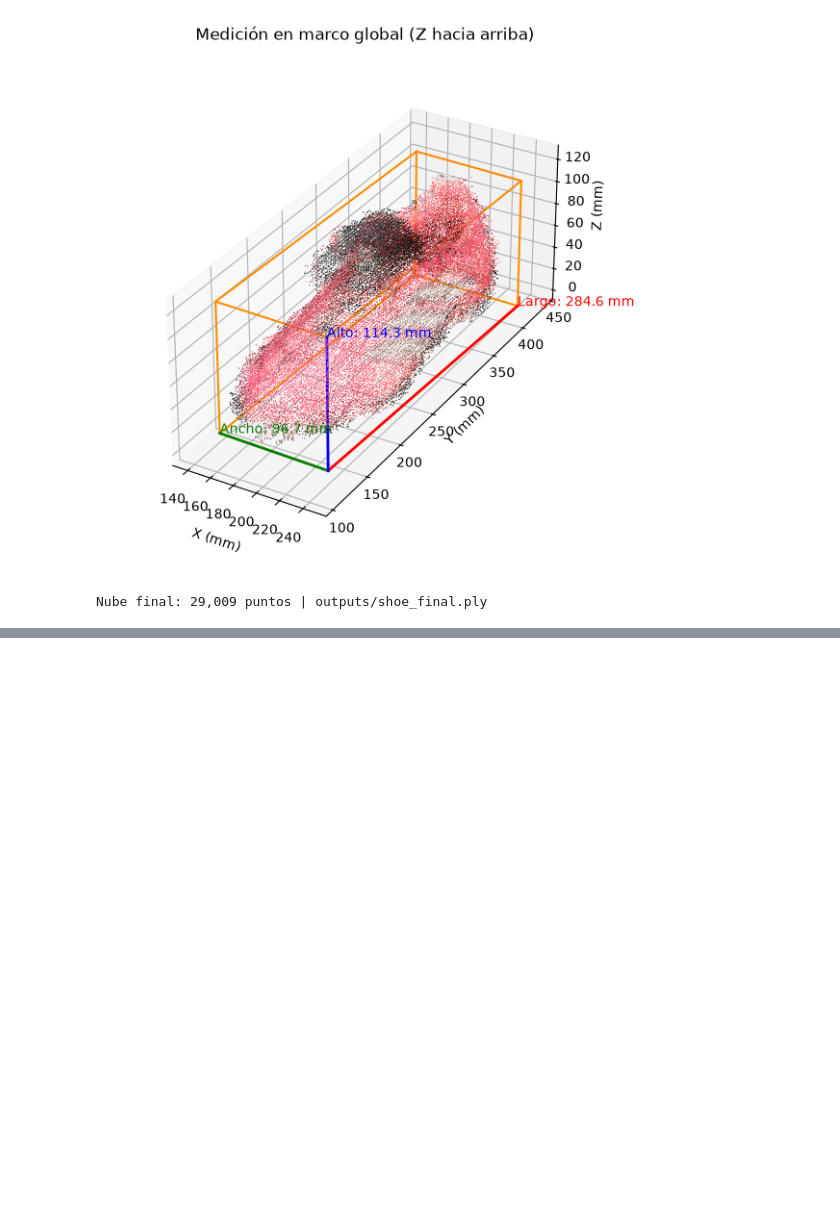
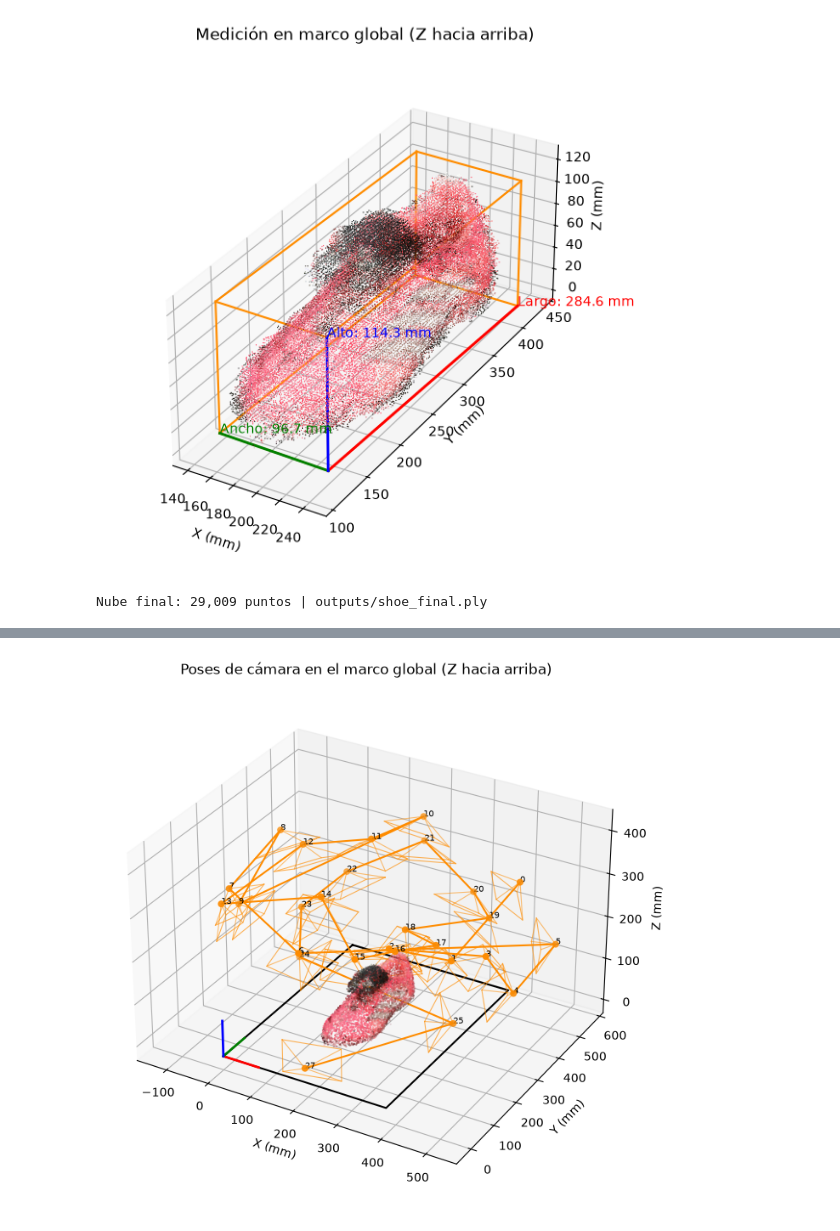
Before and after one commit to Alegarcia049/Reconstrucci-n_3D, a Jupyter notebook: tp2_reconstruction.ipynb, the cells around one changed output, grey strips where cells are left out. Cells and saved outputs as stored; diff of their text form; code cells hidden in the pictures; blank space fills up the shorter version.

```diff
--- a/tp2_reconstruction.ipynb
+++ b/tp2_reconstruction.ipynb
@@ -726,0 +807,17 @@ plot_disparity(disparity_dl, SGBM_PARAMS["min_disparity"])
+# %%
+fig = plot_camera_poses(
+    poses,
+    dl_views,
+    stereo_maps["R1"],
+    T_WORLD_BOARD,
+    stereo_maps["P1"][:3, :3],
+    calibration["image_size"],
+    board_size_mm=np.array(BOARD_GRID) * SQUARE_SIZE_MM,
+    cloud=cleaned_dl,
+    frustum_depth_mm=FRUSTUM_DEPTH_MM,
+)
+
+fig.savefig(OUTPUT_DIR / "camera_poses_dl.png", dpi=170, bbox_inches="tight")
+plt.show()
+# %% [output]
+[figure, added]
```
Also changed, not shown: parts of 12 cells of this notebook, 12 other files.
